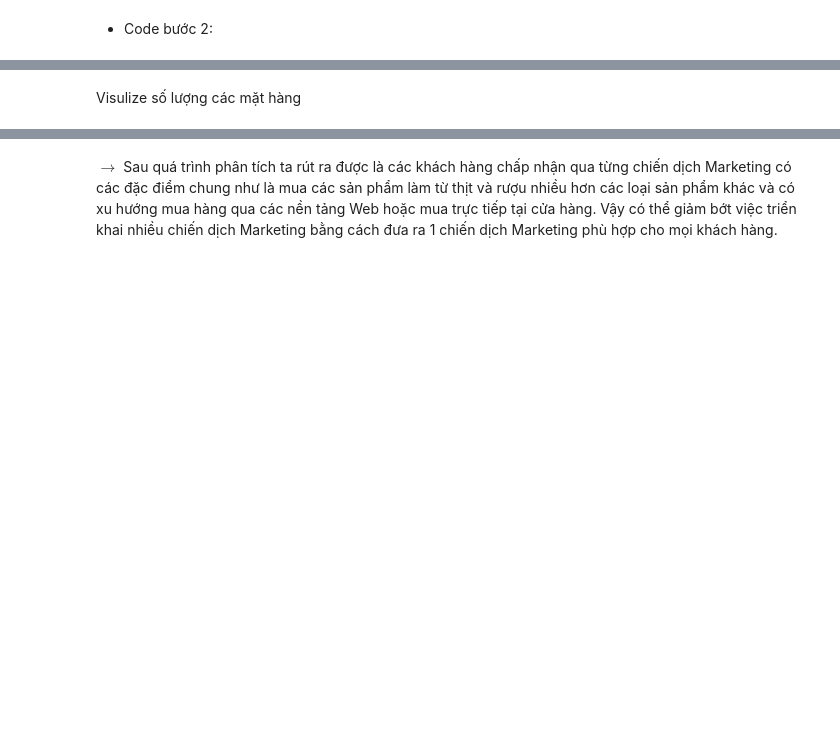
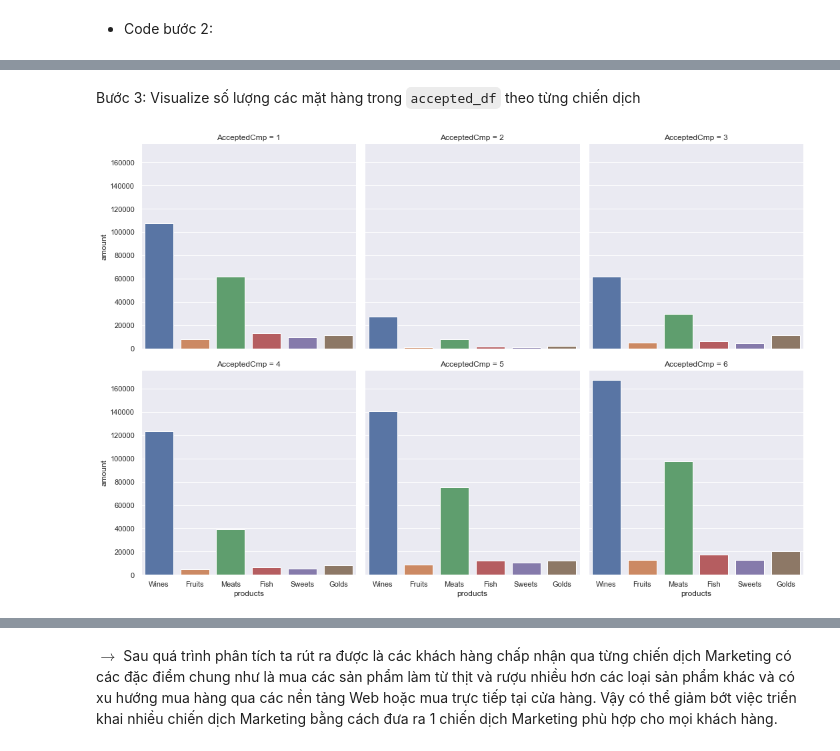
Before and after one commit to ngminhluong/CDS-EndTerm, a Jupyter notebook: Source/Main.ipynb, the cells around one changed output, grey strips where cells are left out. Drawn from its saved outputs; the diff is of its cells as text; code cells hidden in the pictures; blank space fills up the shorter version.

```diff
--- a/Source/Main.ipynb
+++ b/Source/Main.ipynb
@@ -725,4 +995,0 @@ income
-# %%
-age_group = ['Young', 'Mature', 'Midlle-age', 'Old']
-age_range = [0, 30, 45, 65, 101]
-age = pd.cut(mkt_df['Age'], bins=age_range, labels=age_group)
@@ -731,5 +998,5 @@ mkt_df.head()
 # %%
-accepted_cmp = ['Camp'+str(i) for i in range(1,7)]
+accepted_cmp = [f'Camp{i}' for i in range(1,7)]
 cols = ['Education', 'Web', 'Catalog', 'Store', 'Wines', 'Fruits', 'Meats',\
         'Fish', 'Sweets', 'Golds', 'Relationship'] + accepted_cmp
 df = mkt_df[cols].copy()
@@ -775,2 +1060,2 @@ accepted_df
 # %% [markdown]
-Visulize số lượng các mặt hàng
+Bước 3: Visualize số lượng các mặt hàng trong `accepted_df` theo từng chiến dịch
@@ -779,4 +1062,7 @@ accepted_df
 # %%
-final_df = pd.melt(accepted_df[['Wines', 'Fruits', 'Meats', 'Fish', 'Sweets', 'Golds', 'AcceptedCmp']], id_vars='AcceptedCmp', var_name='products', value_name='amount')
+final_df = pd.melt(accepted_df[['Wines', 'Fruits', 'Meats', 'Fish', 'Sweets', 'Golds', 'AcceptedCmp']],
+                   id_vars='AcceptedCmp', var_name='products', value_name='amount')
 sns.catplot(x="products", y="amount", col="AcceptedCmp", data=final_df, kind="bar", col_wrap=3);
 sns.set_theme(style="darkgrid")
+# %% [output]
+[figure, added]
```
Also changed, not shown: parts of 114 cells of this notebook.
